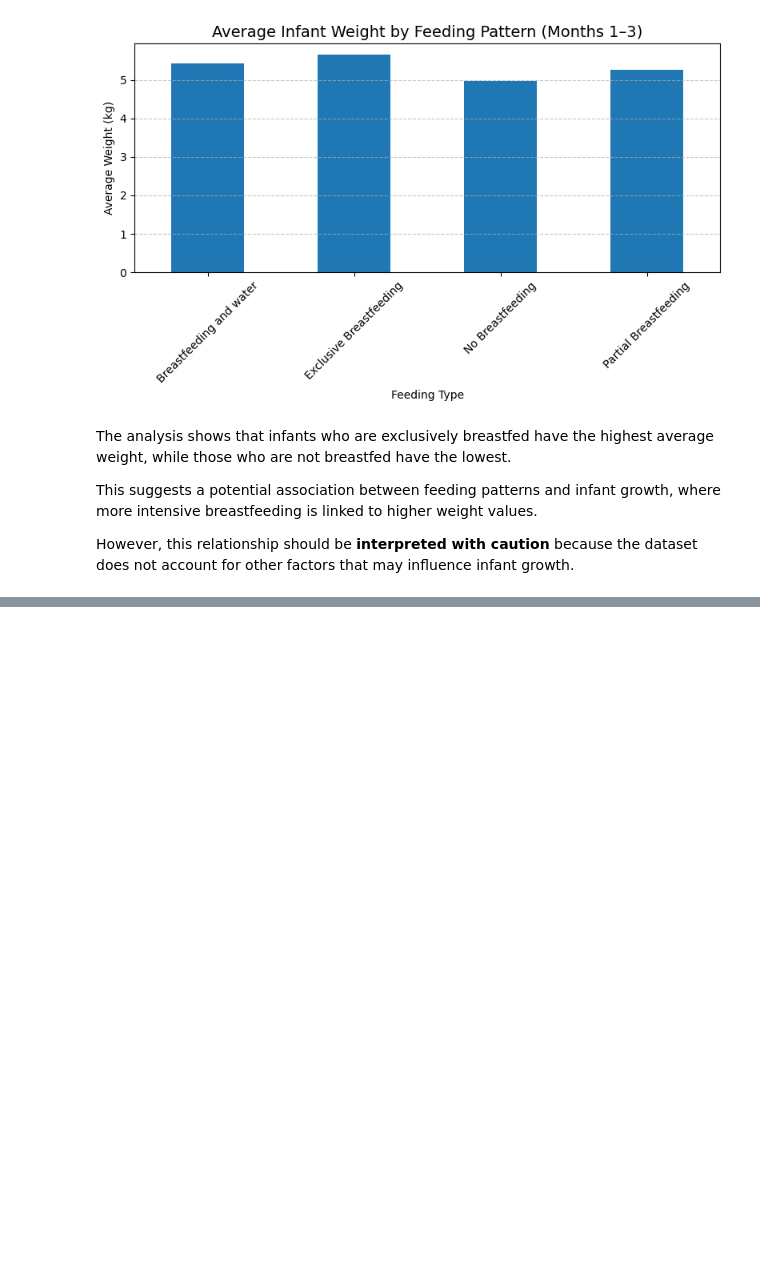
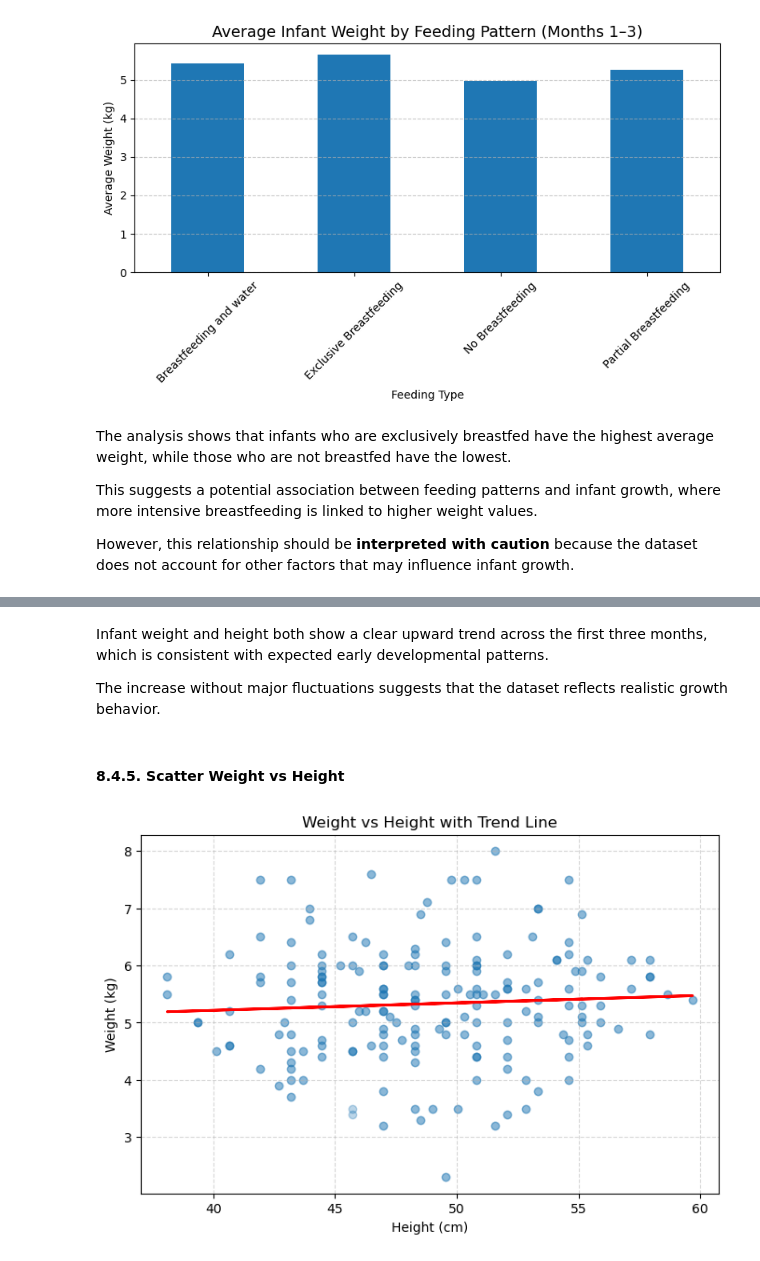
Before and after one commit to atanasovnikolay/AI_ML_DataScience, a Jupyter notebook: Data_Science_project.ipynb, the cells around one changed output, grey strips where cells are left out. Drawn from its saved outputs; the diff is of its cells as text; code cells hidden in the pictures; blank space fills up the shorter version.

```diff
--- a/Data_Science_project.ipynb
+++ b/Data_Science_project.ipynb
@@ -524,0 +595,27 @@ However, this relationship should be **interpreted with caution** because the da
+# %% [markdown]
+Infant weight and height both show a clear upward trend across the first three months, which is consistent with expected early developmental patterns.
+
+The increase without major fluctuations suggests that the dataset reflects realistic growth behavior.
+# %% [markdown]
+#### 8.4.5. Scatter Weight vs Height
+# %%
+plt.figure(figsize=(8,5))
+
+x = feeding_filtered['Height_cm']
+y = feeding_filtered['Weight']
+
+plt.scatter(x, y, alpha = 0.3)
+
+slope, intercept = np.polyfit(x, y, 1)
+
+plt.plot(x, slope*x + intercept, color='red', linewidth=2)
+
+plt.title("Weight vs Height with Trend Line")
+plt.xlabel("Height (cm)")
+plt.ylabel("Weight (kg)")
+
+plt.grid(True, linestyle='--', alpha=0.5)
+
+plt.show()
+# %% [output]
+[figure, added]
```
Also changed, not shown: parts of 10 cells of this notebook.
